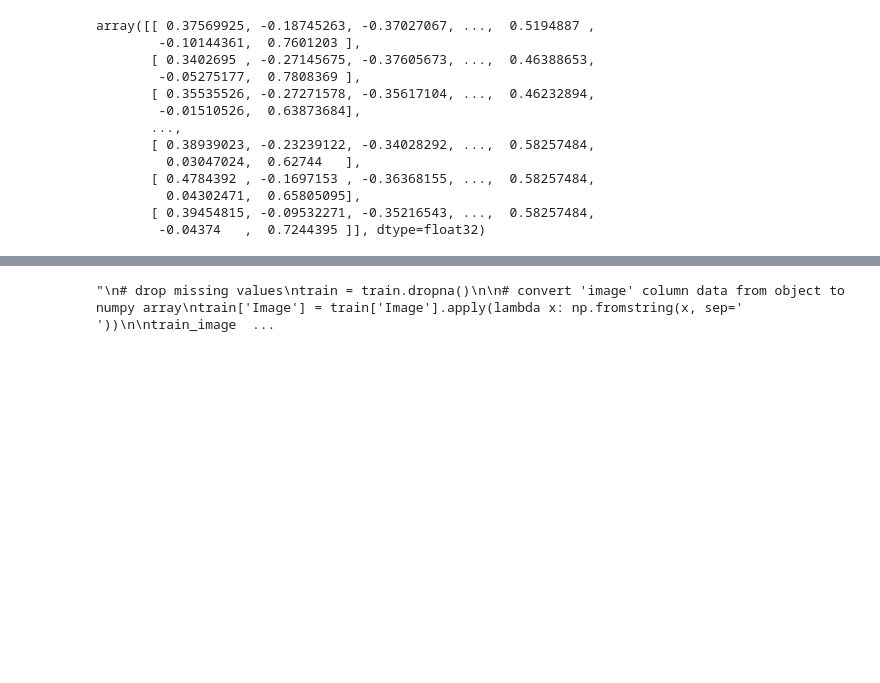
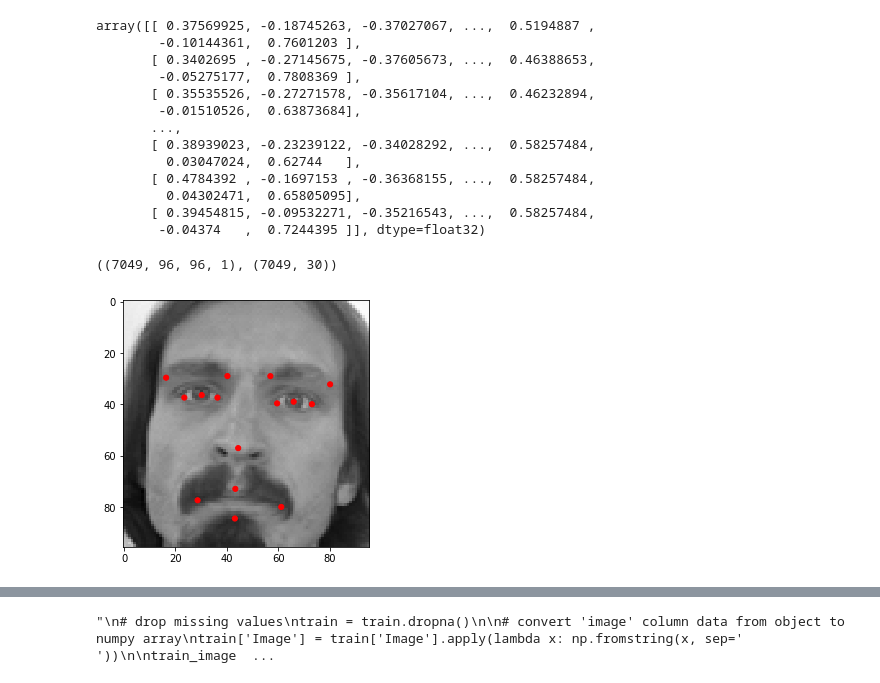
Before and after one commit to wisesprout/dl-selfie-filter, a Jupyter notebook: CodestatesProject1.ipynb, the cells around one changed output, grey strips where cells are left out. Cells and saved outputs as stored; diff of their text form; code cells hidden in the pictures; blank space fills up the shorter version.

```diff
--- a/CodestatesProject1.ipynb
+++ b/CodestatesProject1.ipynb
@@ -188,3 +200,24 @@ array([[ 0.37569925, -0.18745263, -0.37027067, ...,  0.5194887 ,
          0.04302471,  0.65805095],
        [ 0.39454815, -0.09532271, -0.35216543, ...,  0.58257484,
         -0.04374   ,  0.7244395 ]], dtype=float32)
+# %%
+X_train.shape, y_train.shape
+# %% [output]
+((7049, 96, 96, 1), (7049, 30))
+# %%
+# function to plot facial keypoints on images
+def visualize_points(img, points):
+    img = img.reshape(96,96)
+    fig, ax = plt.subplots(1)
+    ax.set_aspect('equal')
+    imshow(img)
+    for i in range(0, len(points),2):
+        x_renorm = (points[i]*48)+48  # Denormalize x-coordinate
+        y_renorm = (points[i+1]*48)+48  # Denormalize y-coordinate
+        circle = Circle((x_renorm, y_renorm), 1, color='r')  # Plot the keypoints at the x, y coordinates
+        ax.add_patch(circle)
+    plt.show()
+# %%
+visualize_points(X_train[0], y_train[0])
+# %% [output]
+[figure, added]
```
Also changed, not shown: parts of 16 cells of this notebook.
